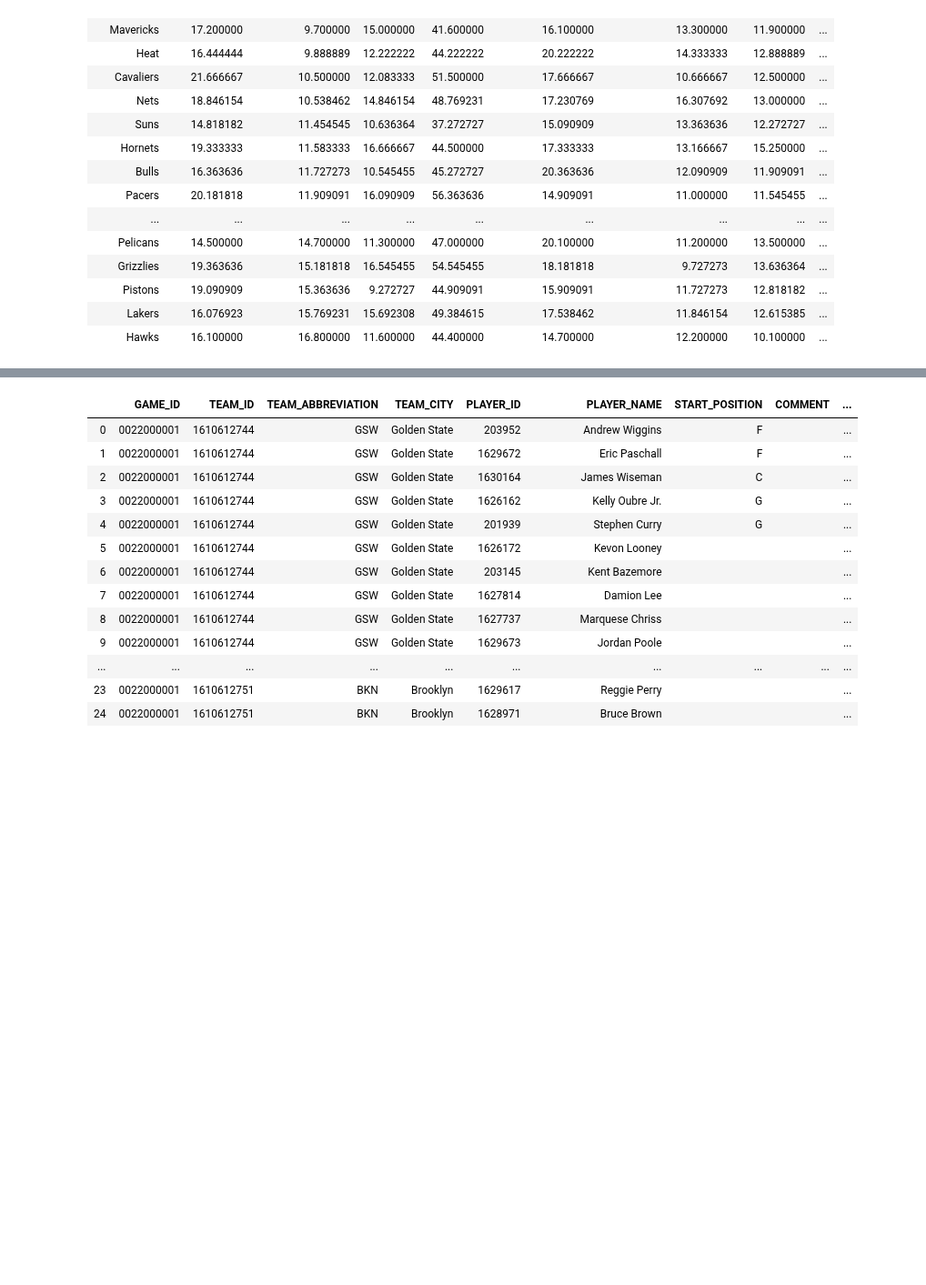
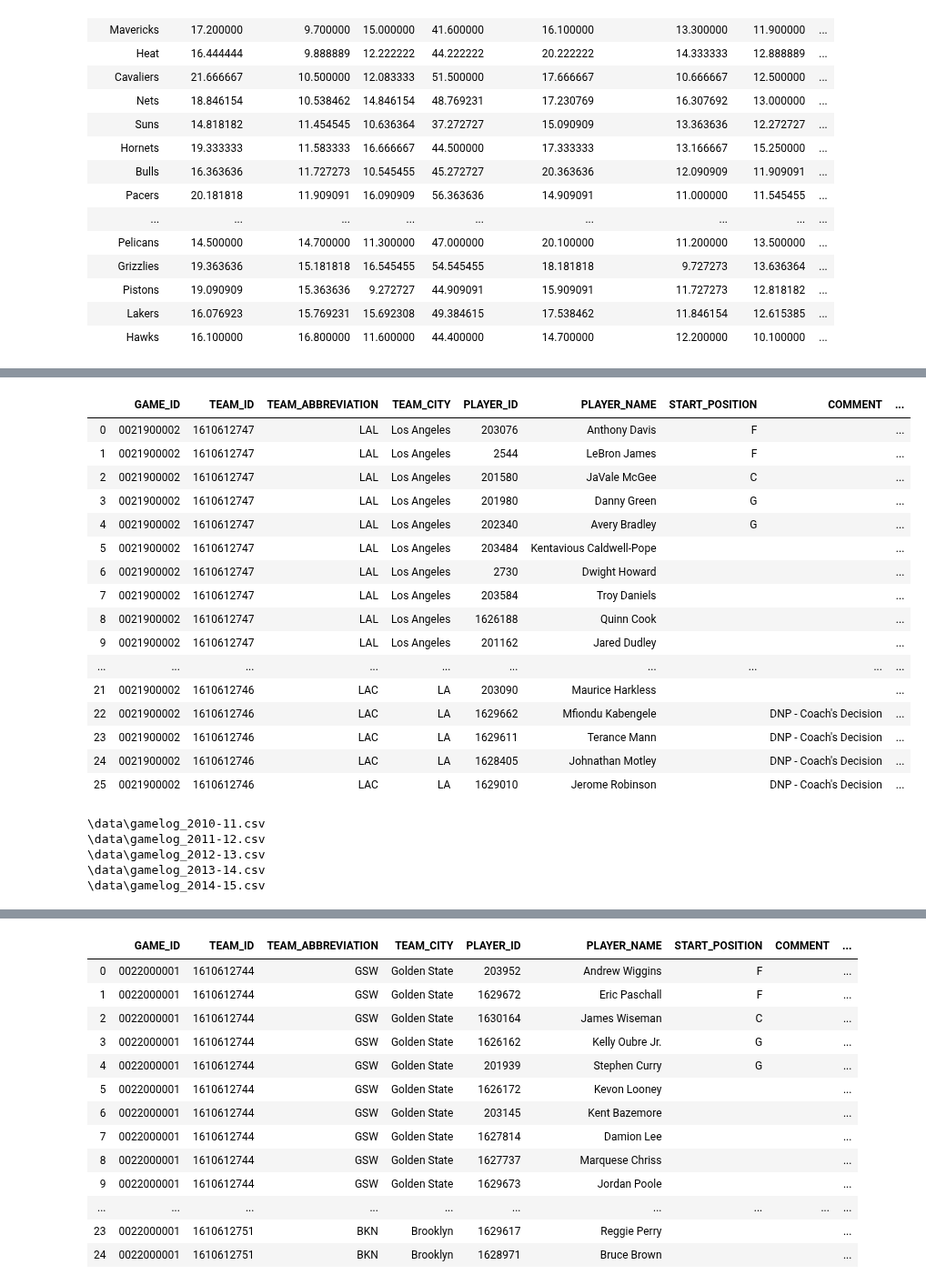
Before and after one commit to jnish23/NBA_Model, a Jupyter notebook: Exploring NBA_api.ipynb, the cells around one changed output, grey strips where cells are left out. Shown at 91% size. Cells and saved outputs as stored; diff of their text form; code cells hidden in the pictures; blank space fills up the shorter version.

```diff
--- a/Exploring NBA_api.ipynb
+++ b/Exploring NBA_api.ipynb
@@ -349,0 +375,44 @@ boxscoresummaryv2.BoxScoreSummaryV2(game_id=game_id).get_data_frames()[1]
+# %%
+boxscoretraditionalv2.BoxScoreTraditionalV2(game_ids[0]).get_data_frames()[0]
+# %% [output]
+|  | GAME_ID | TEAM_ID | TEAM_ABBREVIATION | TEAM_CITY | PLAYER_ID | PLAYER_NAME | START_POSITION | COMMENT | ... |
+| 0 | 0021900002 | 1610612747 | LAL | Los Angeles | 203076 | Anthony Davis | F |  | ... |
+| 1 | 0021900002 | 1610612747 | LAL | Los Angeles | 2544 | LeBron James | F |  | ... |
+| 2 | 0021900002 | 1610612747 | LAL | Los Angeles | 201580 | JaVale McGee | C |  | ... |
+| 3 | 0021900002 | 1610612747 | LAL | Los Angeles | 201980 | Danny Green | G |  | ... |
+| 4 | 0021900002 | 1610612747 | LAL | Los Angeles | 202340 | Avery Bradley | G |  | ... |
+| 5 | 0021900002 | 1610612747 | LAL | Los Angeles | 203484 | Kentavious Caldwell-Pope |  |  | ... |
+| 6 | 0021900002 | 1610612747 | LAL | Los Angeles | 2730 | Dwight Howard |  |  | ... |
+| 7 | 0021900002 | 1610612747 | LAL | Los Angeles | 203584 | Troy Daniels |  |  | ... |
+| 8 | 0021900002 | 1610612747 | LAL | Los Angeles | 1626188 | Quinn Cook |  |  | ... |
+| 9 | 0021900002 | 1610612747 | LAL | Los Angeles | 201162 | Jared Dudley |  |  | ... |
+| ... | ... | ... | ... | ... | ... | ... | ... | ... | ... |
+| 21 | 0021900002 | 1610612746 | LAC | LA | 203090 | Maurice Harkless |  |  | ... |
+| 22 | 0021900002 | 1610612746 | LAC | LA | 1629662 | Mfiondu Kabengele |  | DNP - Coach's Decision | ... |
+| 23 | 0021900002 | 1610612746 | LAC | LA | 1629611 | Terance Mann |  | DNP - Coach's Decision | ... |
+| 24 | 0021900002 | 1610612746 | LAC | LA | 1628405 | Johnathan Motley |  | DNP - Coach's Decision | ... |
+| 25 | 0021900002 | 1610612746 | LAC | LA | 1629010 | Jerome Robinson |  | DNP - Coach's Decision | ... |
+# %%
+seasons = ['2010-11', '2011-12', '2012-13', '2013-14', '2014-15',
+           '2015-16', '2016-17', '2017-18', '2018-19', '2019-20',
+           '2020-21']
+def get_basic_gamelogs(seasons = seasons):
+    for season in seasons:
+        season_gamelogs = leaguegamelog.LeagueGameLog(season=season).get_data_frames()[0]
+        home_gamelogs = season_gamelogs.loc[season_gamelogs.duplicated(subset='GAME_ID', keep='last')]
+        away_gamelogs = season_gamelogs.loc[season_gamelogs.duplicated(subset='GAME_ID', keep='first')]
+
+        gamelogs_full = pd.merge(home_gamelogs, away_gamelogs, how='inner', on='GAME_ID', suffixes=['', '_opp'])
+
+        path = '\data\gamelog_{}.csv'.format(season)
+        print(path)
+        gamelogs_full.to_csv(path, index=False)
+    return None
+
+get_basic_gamelogs(seasons=seasons)
+# %% [output]
+\data\gamelog_2010-11.csv
+\data\gamelog_2011-12.csv
+\data\gamelog_2012-13.csv
+\data\gamelog_2013-14.csv
+\data\gamelog_2014-15.csv
```
Also changed, not shown: parts of 12 cells of this notebook, 11 other files.
